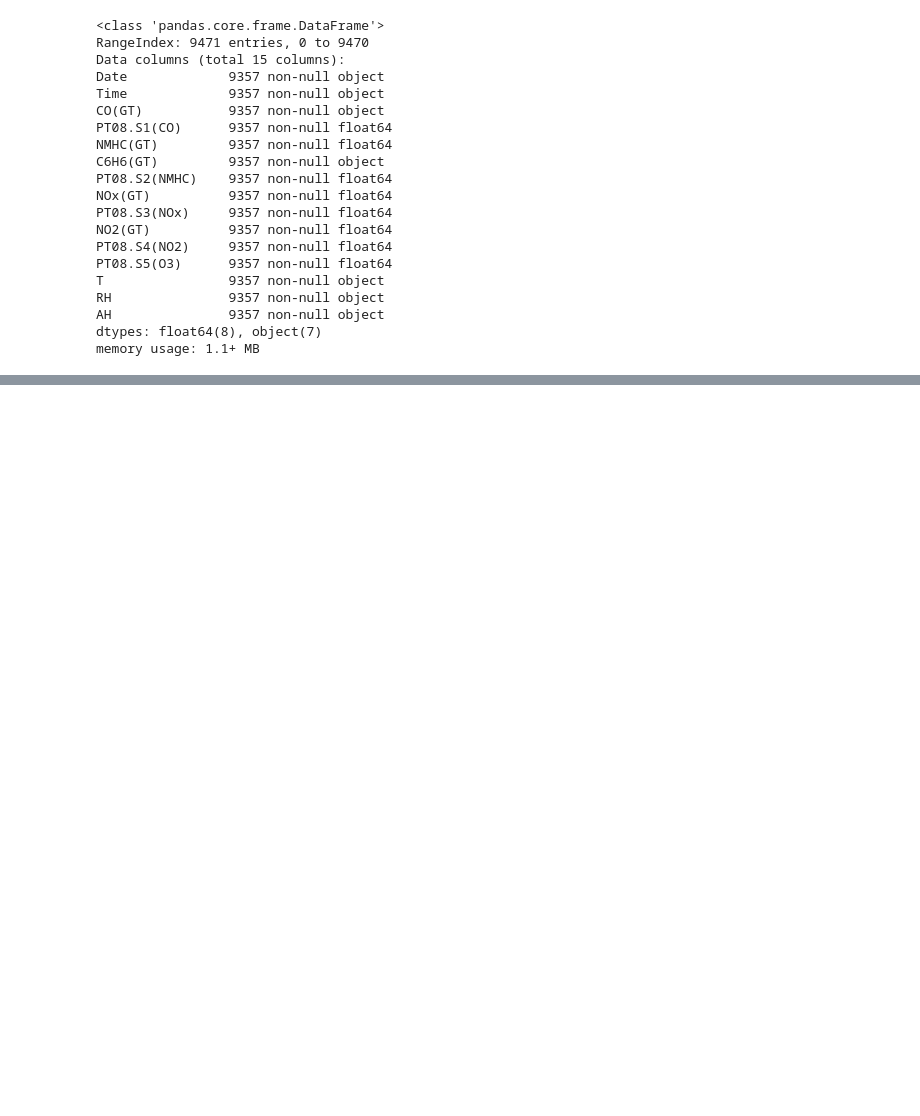
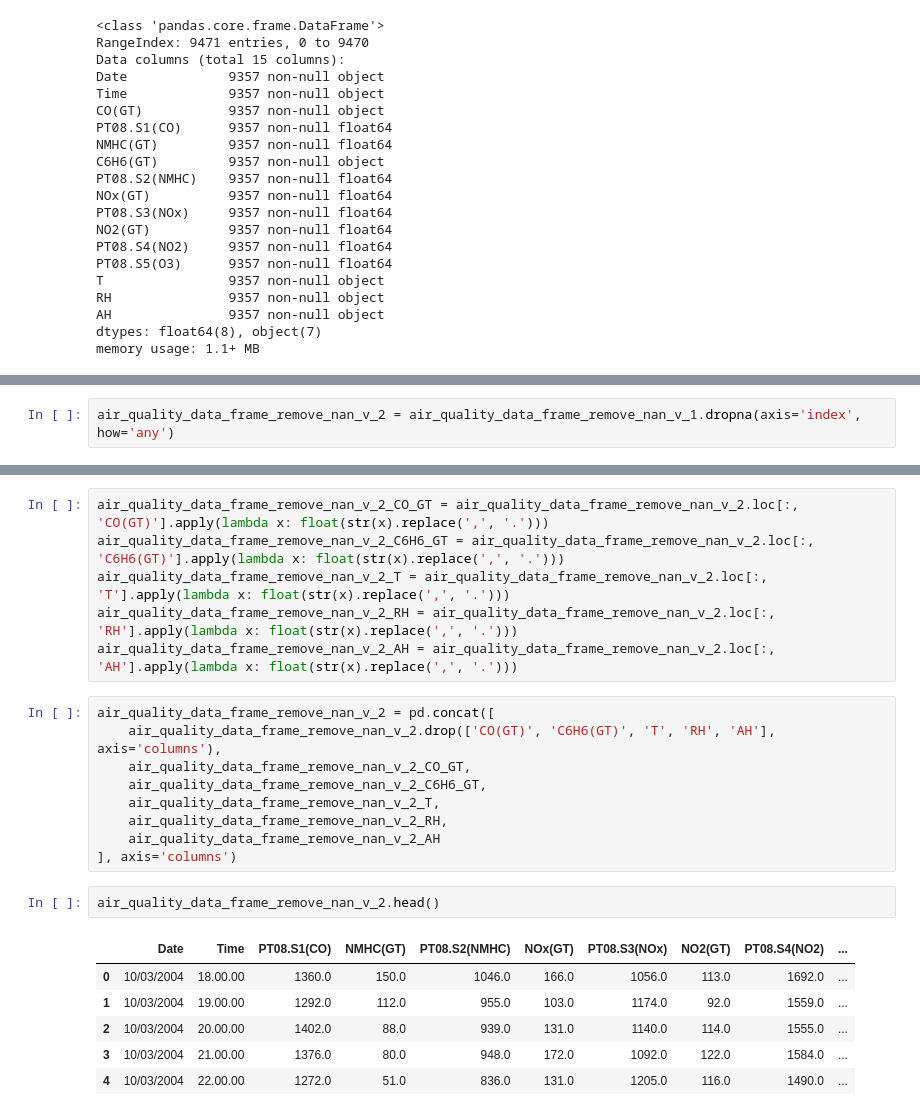
Before and after one commit to IooHooI/REGRESSION, a Jupyter notebook: REGRESSION.ipynb, the cells around one changed output, grey strips where cells are left out. Cells and saved outputs as stored; diff of their text form; blank space fills up the shorter version.

Commit message:
Data preprocessing.

```diff
--- a/REGRESSION.ipynb
+++ b/REGRESSION.ipynb
@@ -113,0 +125,2 @@ air_quality_data_frame_remove_nan_v_1[air_quality_data_frame_remove_nan_v_1.Date
+# %%
+air_quality_data_frame_remove_nan_v_2 = air_quality_data_frame_remove_nan_v_1.dropna(axis='index', how='any')
@@ -113,0 +171,24 @@ air_quality_data_frame_remove_nan_v_1[air_quality_data_frame_remove_nan_v_1.Date
+# %%
+air_quality_data_frame_remove_nan_v_2_CO_GT = air_quality_data_frame_remove_nan_v_2.loc[:, 'CO(GT)'].apply(lambda x: float(str(x).replace(',', '.')))
+air_quality_data_frame_remove_nan_v_2_C6H6_GT = air_quality_data_frame_remove_nan_v_2.loc[:, 'C6H6(GT)'].apply(lambda x: float(str(x).replace(',', '.')))
+air_quality_data_frame_remove_nan_v_2_T = air_quality_data_frame_remove_nan_v_2.loc[:, 'T'].apply(lambda x: float(str(x).replace(',', '.')))
+air_quality_data_frame_remove_nan_v_2_RH = air_quality_data_frame_remove_nan_v_2.loc[:, 'RH'].apply(lambda x: float(str(x).replace(',', '.')))
+air_quality_data_frame_remove_nan_v_2_AH = air_quality_data_frame_remove_nan_v_2.loc[:, 'AH'].apply(lambda x: float(str(x).replace(',', '.')))
+# %%
+air_quality_data_frame_remove_nan_v_2 = pd.concat([
+    air_quality_data_frame_remove_nan_v_2.drop(['CO(GT)', 'C6H6(GT)', 'T', 'RH', 'AH'], axis='columns'),
+    air_quality_data_frame_remove_nan_v_2_CO_GT,
+    air_quality_data_frame_remove_nan_v_2_C6H6_GT,
+    air_quality_data_frame_remove_nan_v_2_T,
+    air_quality_data_frame_remove_nan_v_2_RH,
+    air_quality_data_frame_remove_nan_v_2_AH
+], axis='columns')
+# %%
+air_quality_data_frame_remove_nan_v_2.head()
+# %% [output]
+|  | Date | Time | PT08.S1(CO) | NMHC(GT) | PT08.S2(NMHC) | NOx(GT) | PT08.S3(NOx) | NO2(GT) | PT08.S4(NO2) | ... |
+| 0 | 10/03/2004 | 18.00.00 | 1360.0 | 150.0 | 1046.0 | 166.0 | 1056.0 | 113.0 | 1692.0 | ... |
+| 1 | 10/03/2004 | 19.00.00 | 1292.0 | 112.0 | 955.0 | 103.0 | 1174.0 | 92.0 | 1559.0 | ... |
+| 2 | 10/03/2004 | 20.00.00 | 1402.0 | 88.0 | 939.0 | 131.0 | 1140.0 | 114.0 | 1555.0 | ... |
+| 3 | 10/03/2004 | 21.00.00 | 1376.0 | 80.0 | 948.0 | 172.0 | 1092.0 | 122.0 | 1584.0 | ... |
+| 4 | 10/03/2004 | 22.00.00 | 1272.0 | 51.0 | 836.0 | 131.0 | 1205.0 | 116.0 | 1490.0 | ... |
```
Also changed, not shown: parts of 8 cells of this notebook.
